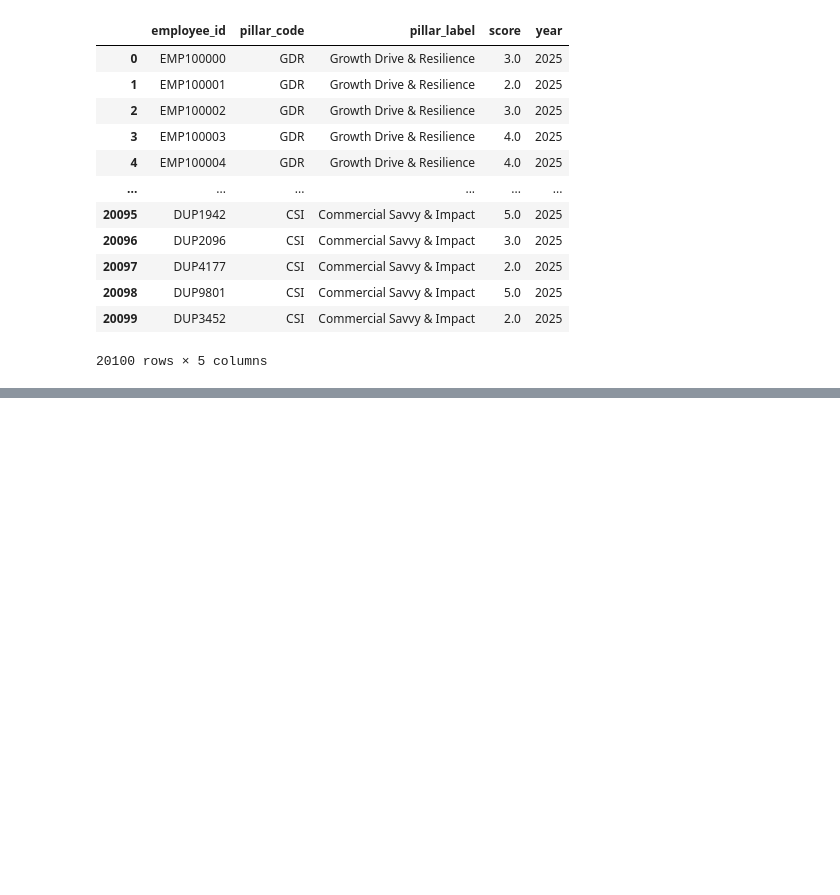
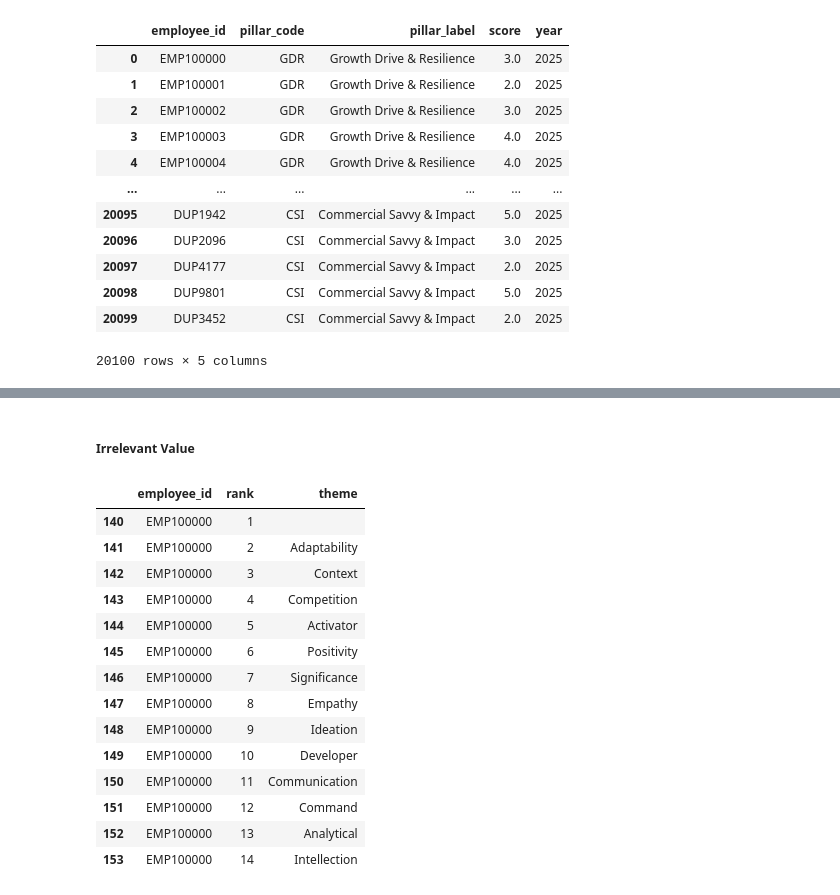
Before and after one commit to fbudimannn/talent-intelligence-system, a Jupyter notebook: 1_analysis/data_exploration.ipynb, the cells around one changed output, grey strips where cells are left out. Drawn from its saved outputs; the diff is of its cells as text; code cells hidden in the pictures; blank space fills up the shorter version.

Commit message:
update: cleaned the strengths data

```diff
--- a/1_analysis/data_exploration.ipynb
+++ b/1_analysis/data_exploration.ipynb
@@ -1178,0 +1201,24 @@ df_competencies_cleaned
+# %% [markdown]
+##### Irrelevant Value
+# %%
+# Make a copy from strengths data for irrelevant value check
+df_strengths_irrelevant= df_strengths.copy()
+# %%
+# Take a look for an example from one employee
+df_strengths_irrelevant[df_strengths_irrelevant['employee_id'] == 'EMP100000']
+# %% [output]
+|  | employee_id | rank | theme |
+| 140 | EMP100000 | 1 |  |
+| 141 | EMP100000 | 2 | Adaptability |
+| 142 | EMP100000 | 3 | Context |
+| 143 | EMP100000 | 4 | Competition |
+| 144 | EMP100000 | 5 | Activator |
+| 145 | EMP100000 | 6 | Positivity |
+| 146 | EMP100000 | 7 | Significance |
+| 147 | EMP100000 | 8 | Empathy |
+| 148 | EMP100000 | 9 | Ideation |
+| 149 | EMP100000 | 10 | Developer |
+| 150 | EMP100000 | 11 | Communication |
+| 151 | EMP100000 | 12 | Command |
+| 152 | EMP100000 | 13 | Analytical |
+| 153 | EMP100000 | 14 | Intellection |
```
Also changed, not shown: parts of 16 cells of this notebook.
